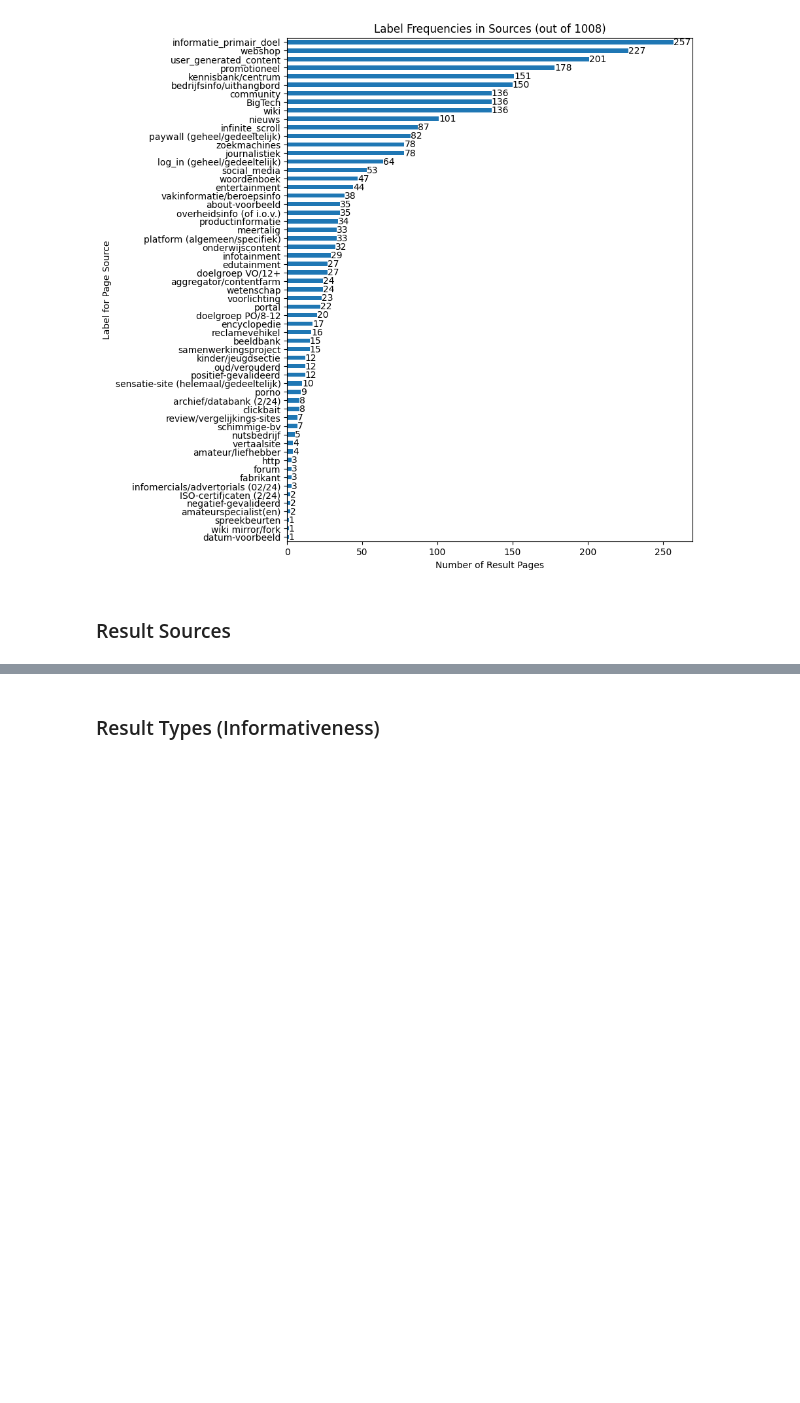
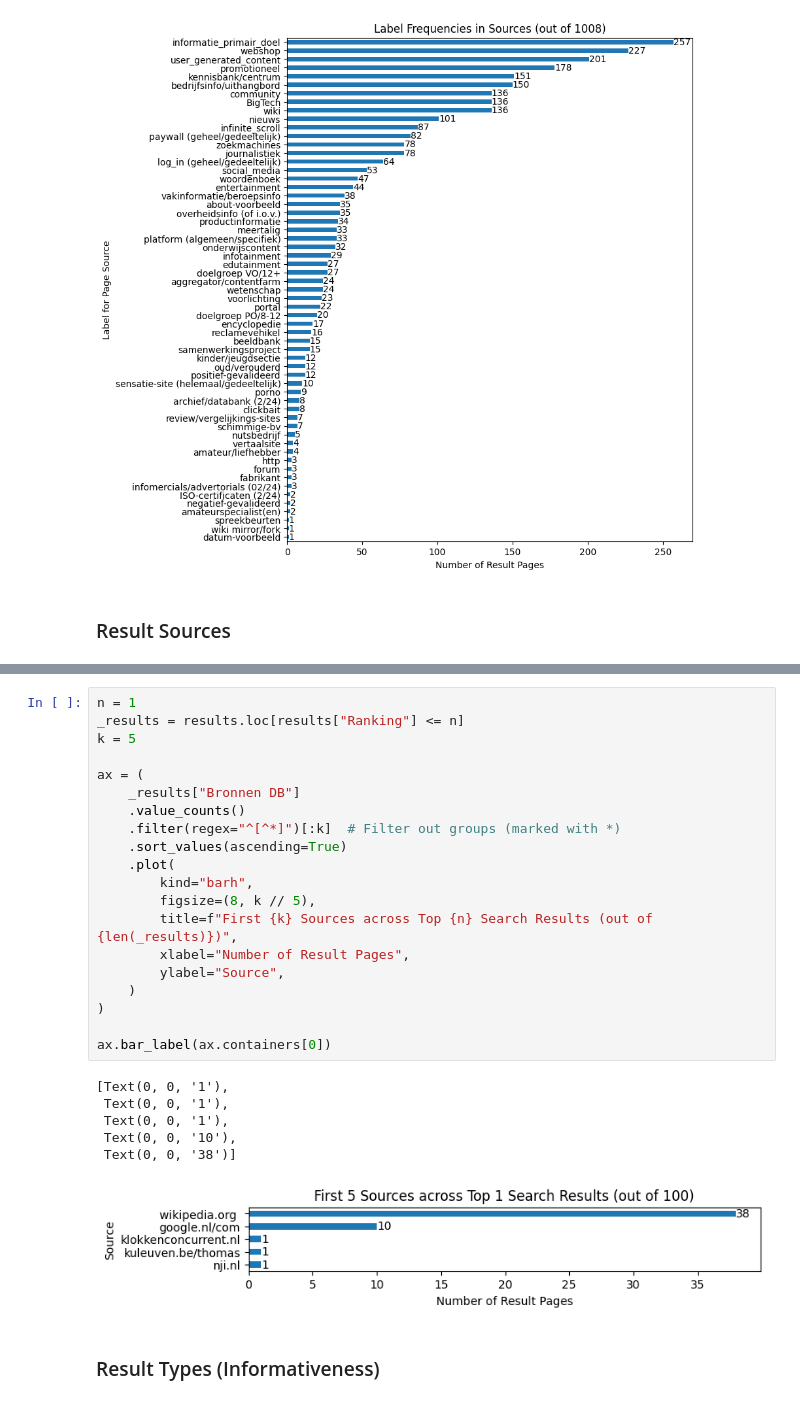
Before and after one commit to SlimZoeken/100queries, a Jupyter notebook: notebooks/analysis.ipynb, the cells around one changed output, grey strips where cells are left out. Cells and saved outputs as stored; diff of their text form; blank space fills up the shorter version.

```diff
--- a/notebooks/analysis.ipynb
+++ b/notebooks/analysis.ipynb
@@ -378,3 +417,30 @@ ax.bar_label(ax.containers[0])
+# %%
+n = 1
+_results = results.loc[results["Ranking"] <= n]
+k = 5
+
+ax = (
+    _results["Bronnen DB"]
+    .value_counts()
+    .filter(regex="^[^*]")[:k]  # Filter out groups (marked with *)
+    .sort_values(ascending=True)
+    .plot(
+        kind="barh",
+        figsize=(8, k // 5),
+        title=f"First {k} Sources across Top {n} Search Results (out of {len(_results)})",
+        xlabel="Number of Result Pages",
+        ylabel="Source",
+    )
+)
+
+ax.bar_label(ax.containers[0])
+# %% [output]
+[Text(0, 0, '1'),
+ Text(0, 0, '1'),
+ Text(0, 0, '1'),
+ Text(0, 0, '10'),
+ Text(0, 0, '38')]
+[figure, added]
 # %% [markdown]
 ### Result Types (Informativeness)
 # %%
```
Also changed, not shown: parts of 2 cells of this notebook.
